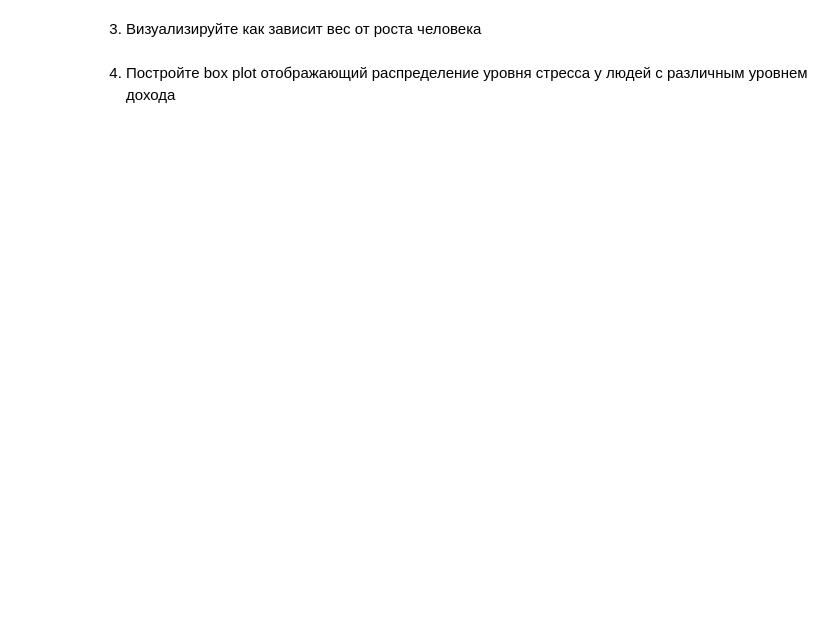
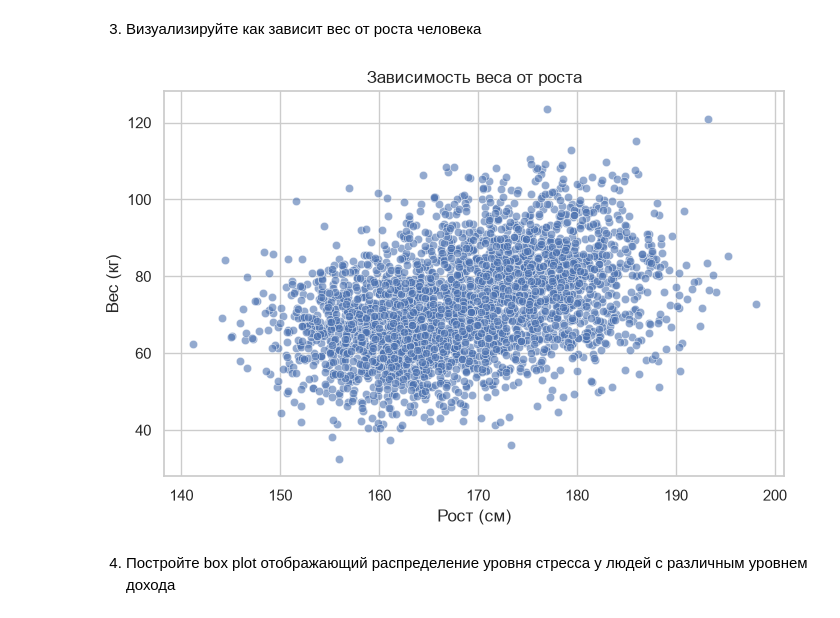
Before and after one commit to Coffe0954/MACHINELEARNING, a Jupyter notebook: hw1/Lab1-7.ipynb, the cells around one changed output. Drawn from its saved outputs; the diff is of its cells as text; code cells hidden in the pictures; blank space fills up the shorter version.

```diff
--- a/hw1/Lab1-7.ipynb
+++ b/hw1/Lab1-7.ipynb
@@ -238,4 +382,20 @@ import pandas as pd
 # %% [markdown]
 3. Визуализируйте как зависит вес от роста человека
+# %%
+plt.figure(figsize=(8, 5))
+
+sns.scatterplot(
+    data=df,
+    x='Height (cm)',
+    y='Weight (kg)',
+    alpha=0.6
+)
+
+plt.title('Зависимость веса от роста')
+plt.xlabel('Рост (см)')
+plt.ylabel('Вес (кг)')
+plt.show()
+# %% [output]
+[figure, added]
 # %% [markdown]
 4. Постройте box plot отображающий распределение уровня стресса у людей с различным уровнем дохода
```
Also changed, not shown: parts of 17 cells of this notebook.
